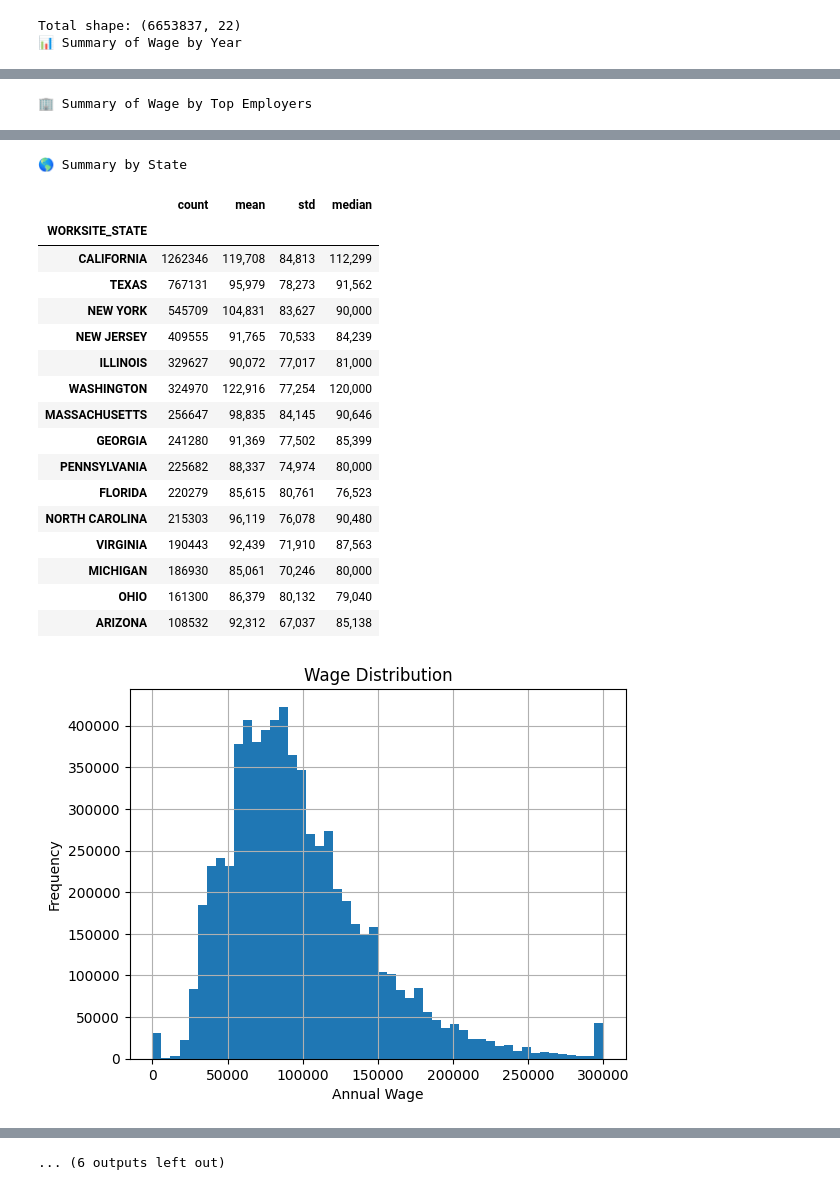
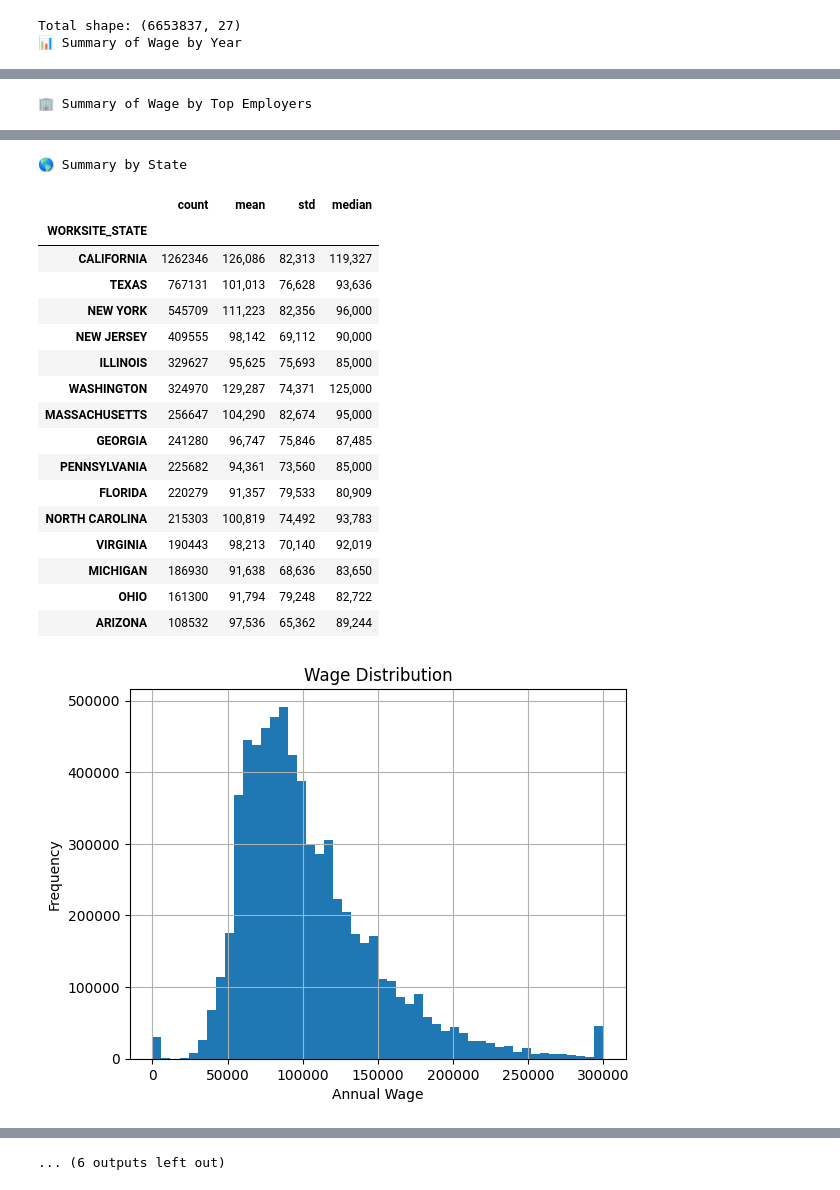
Before and after one commit to kelleyan-pixel/h1b-analysis, a Jupyter notebook: notebooks/exploration.ipynb, the cells around one changed output, grey strips where cells are left out. Drawn from its saved outputs; the diff is of its cells as text; code cells hidden in the pictures.

```diff
--- a/notebooks/exploration.ipynb
+++ b/notebooks/exploration.ipynb
@@ -5,31 +5,10 @@ import matplotlib.pyplot as plt
 from IPython.display import display
 
 #DATA SUMMARY STATISTICS
-state_map = {
-    'AL': 'Alabama', 'AK': 'Alaska', 'AZ': 'Arizona', 'AR': 'Arkansas',
-    'CA': 'California', 'CO': 'Colorado', 'CT': 'Connecticut', 'DE': 'Delaware',
-    'FL': 'Florida', 'GA': 'Georgia', 'HI': 'Hawaii', 'ID': 'Idaho',
-    'IL': 'Illinois', 'IN': 'Indiana', 'IA': 'Iowa', 'KS': 'Kansas',
-    'KY': 'Kentucky', 'LA': 'Louisiana', 'ME': 'Maine', 'MD': 'Maryland',
-    'MA': 'Massachusetts', 'MI': 'Michigan', 'MN': 'Minnesota', 'MS': 'Mississippi',
-    'MO': 'Missouri', 'MT': 'Montana', 'NE': 'Nebraska', 'NV': 'Nevada',
-    'NH': 'New Hampshire', 'NJ': 'New Jersey', 'NM': 'New Mexico', 'NY': 'New York',
-    'NC': 'North Carolina', 'ND': 'North Dakota', 'OH': 'Ohio', 'OK': 'Oklahoma',
-    'OR': 'Oregon', 'PA': 'Pennsylvania', 'RI': 'Rhode Island',
-    'SC': 'South Carolina', 'SD': 'South Dakota', 'TN': 'Tennessee',
-    'TX': 'Texas', 'UT': 'Utah', 'VT': 'Vermont', 'VA': 'Virginia',
-    'WA': 'Washington', 'WV': 'West Virginia', 'WI': 'Wisconsin', 'WY': 'Wyoming',
-    'DC': 'District of Columbia'
-}
+
 
 df = pd.read_parquet("../data/final_cleaned.parquet")
 pd.options.display.float_format = '{:,.0f}'.format
-df.WORKSITE_STATE = df.WORKSITE_STATE.map(state_map).fillna(df.WORKSITE_STATE).str.upper()
-df = df.dropna(subset=['WAGE_RATE_OF_PAY', 'PREVAILING_WAGE'])  # drop rows with missing wage data
-df = df[(df.WAGE_RATE_OF_PAY > 0) & (df.PREVAILING_WAGE > 0)]  # filter out non-positive wages
-df = df[df.WAGE_RATE_OF_PAY <10**7]  # filter out likely incorrect wages
-df['log_wage'] = np.log(df['WAGE_RATE_OF_PAY'])
-df['wage_ratio'] = df['WAGE_RATE_OF_PAY'] / df['PREVAILING_WAGE']
 
 print("Total shape:", df.shape)
 by_year = (
@@ -160,7 +139,7 @@ plt.xticks(range(len(pivot.columns)), pivot.columns, rotation=90)
 plt.yticks(range(len(pivot.index)), pivot.index)
 plt.show()
 # %% [output]
-Total shape: (6653837, 22)
+Total shape: (6653837, 27)
 📊 Summary of Wage by Year
 |  | count | mean | std | median |
 | year |  |  |  |  |
@@ -197,21 +176,21 @@ Total shape: (6653837, 22)
 🌎 Summary by State
 |  | count | mean | std | median |
 | WORKSITE_STATE |  |  |  |  |
-| CALIFORNIA | 1262346 | 119,708 | 84,813 | 112,299 |
-| TEXAS | 767131 | 95,979 | 78,273 | 91,562 |
-| NEW YORK | 545709 | 104,831 | 83,627 | 90,000 |
-| NEW JERSEY | 409555 | 91,765 | 70,533 | 84,239 |
-| ILLINOIS | 329627 | 90,072 | 77,017 | 81,000 |
-| WASHINGTON | 324970 | 122,916 | 77,254 | 120,000 |
-| MASSACHUSETTS | 256647 | 98,835 | 84,145 | 90,646 |
-| GEORGIA | 241280 | 91,369 | 77,502 | 85,399 |
-| PENNSYLVANIA | 225682 | 88,337 | 74,974 | 80,000 |
-| FLORIDA | 220279 | 85,615 | 80,761 | 76,523 |
-| NORTH CAROLINA | 215303 | 96,119 | 76,078 | 90,480 |
-| VIRGINIA | 190443 | 92,439 | 71,910 | 87,563 |
-| MICHIGAN | 186930 | 85,061 | 70,246 | 80,000 |
-| OHIO | 161300 | 86,379 | 80,132 | 79,040 |
-| ARIZONA | 108532 | 92,312 | 67,037 | 85,138 |
+| CALIFORNIA | 1262346 | 126,086 | 82,313 | 119,327 |
+| TEXAS | 767131 | 101,013 | 76,628 | 93,636 |
+| NEW YORK | 545709 | 111,223 | 82,356 | 96,000 |
+| NEW JERSEY | 409555 | 98,142 | 69,112 | 90,000 |
+| ILLINOIS | 329627 | 95,625 | 75,693 | 85,000 |
+| WASHINGTON | 324970 | 129,287 | 74,371 | 125,000 |
+| MASSACHUSETTS | 256647 | 104,290 | 82,674 | 95,000 |
+| GEORGIA | 241280 | 96,747 | 75,846 | 87,485 |
+| PENNSYLVANIA | 225682 | 94,361 | 73,560 | 85,000 |
+| FLORIDA | 220279 | 91,357 | 79,533 | 80,909 |
+| NORTH CAROLINA | 215303 | 100,819 | 74,492 | 93,783 |
+| VIRGINIA | 190443 | 98,213 | 70,140 | 92,019 |
+| MICHIGAN | 186930 | 91,638 | 68,636 | 83,650 |
+| OHIO | 161300 | 91,794 | 79,248 | 82,722 |
+| ARIZONA | 108532 | 97,536 | 65,362 | 89,244 |
-[figure, old version]
+[figure, new version]
 [figure]
 [figure]
```
Also changed, not shown: parts of 6 cells of this notebook, 1 other file.
